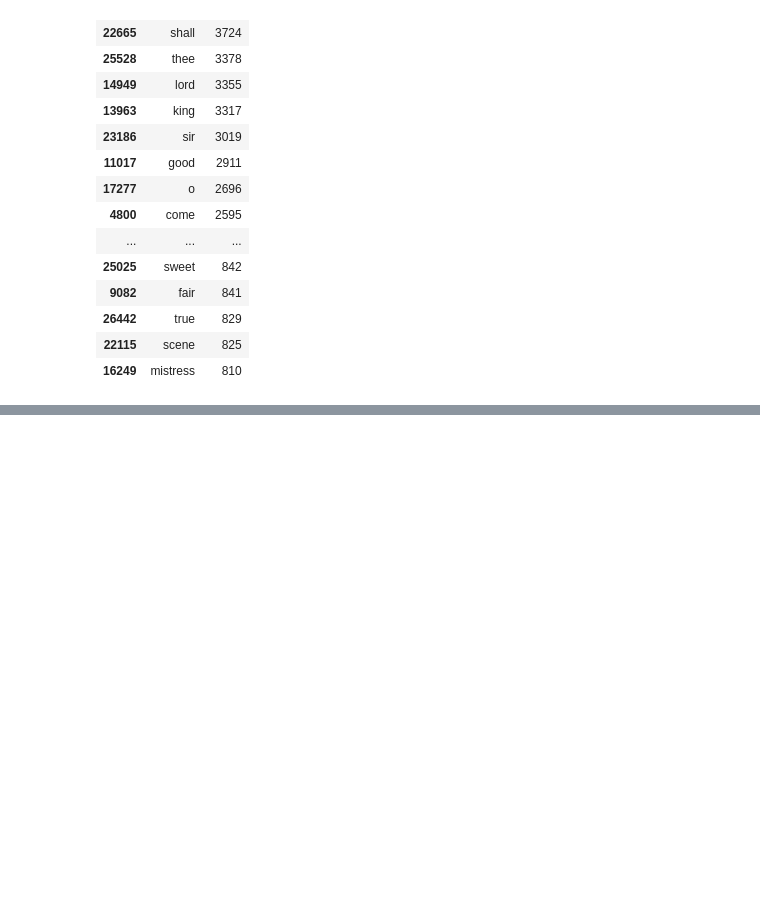
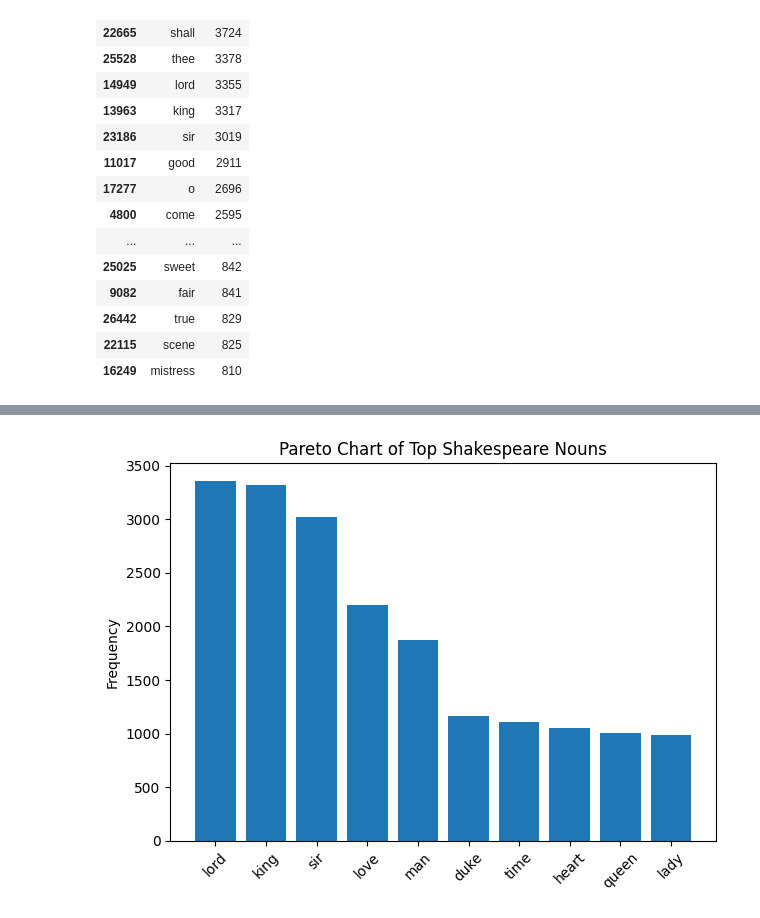
Before and after one commit to tcbailey30/imse785, a Jupyter notebook: projects/project1/code/shakespeare_data_wrangling.ipynb, the cells around one changed output, grey strips where cells are left out. Cells and saved outputs as stored; diff of their text form; code cells hidden in the pictures; blank space fills up the shorter version.

```diff
--- a/projects/project1/code/shakespeare_data_wrangling.ipynb
+++ b/projects/project1/code/shakespeare_data_wrangling.ipynb
@@ -177,0 +198,10 @@ NameError: name 'pd' is not defined
+# %%
+# Sort just in case
+top_nouns_df = top_nouns_df.sort_values(by="count", ascending=False)
+
+# Calculate cumulative percentage
+top_nouns_df["cum_pct"] = (
+    top_nouns_df["count"].cumsum() / top_nouns_df["count"].sum()
+) * 100
+
+print(top_nouns_df)
@@ -177,0 +220,15 @@ NameError: name 'pd' is not defined
+# %%
+import matplotlib.pyplot as plt
+
+fig, ax = plt.subplots()
+
+# Bar chart (counts)
+ax.bar(top_nouns_df["word"], top_nouns_df["count"])
+ax.set_ylabel("Frequency")
+
+plt.title("Pareto Chart of Top Shakespeare Nouns")
+plt.xticks(rotation=45)
+plt.tight_layout()
+plt.show()
+# %% [output]
+[figure, added]
```
Also changed, not shown: parts of 8 cells of this notebook.
